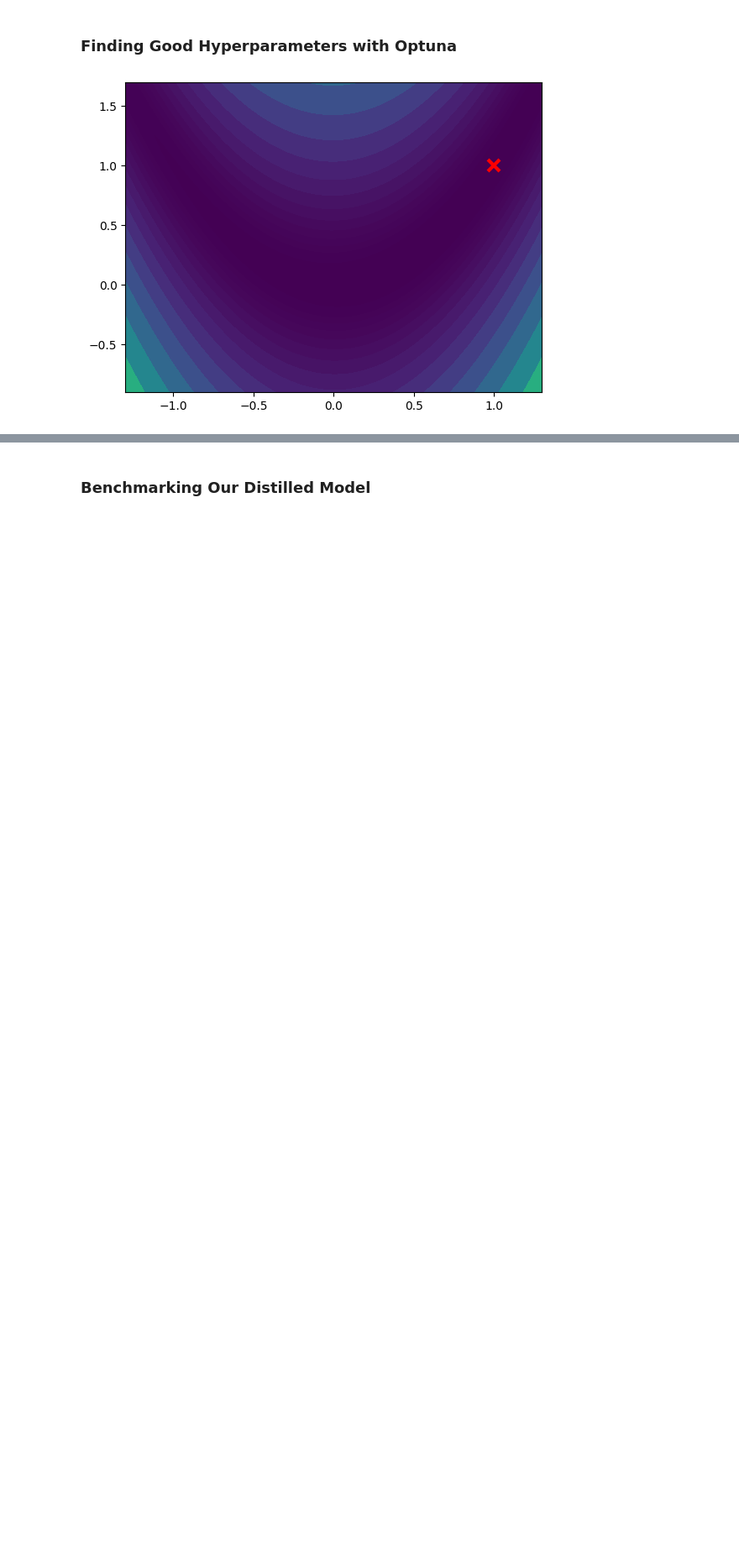
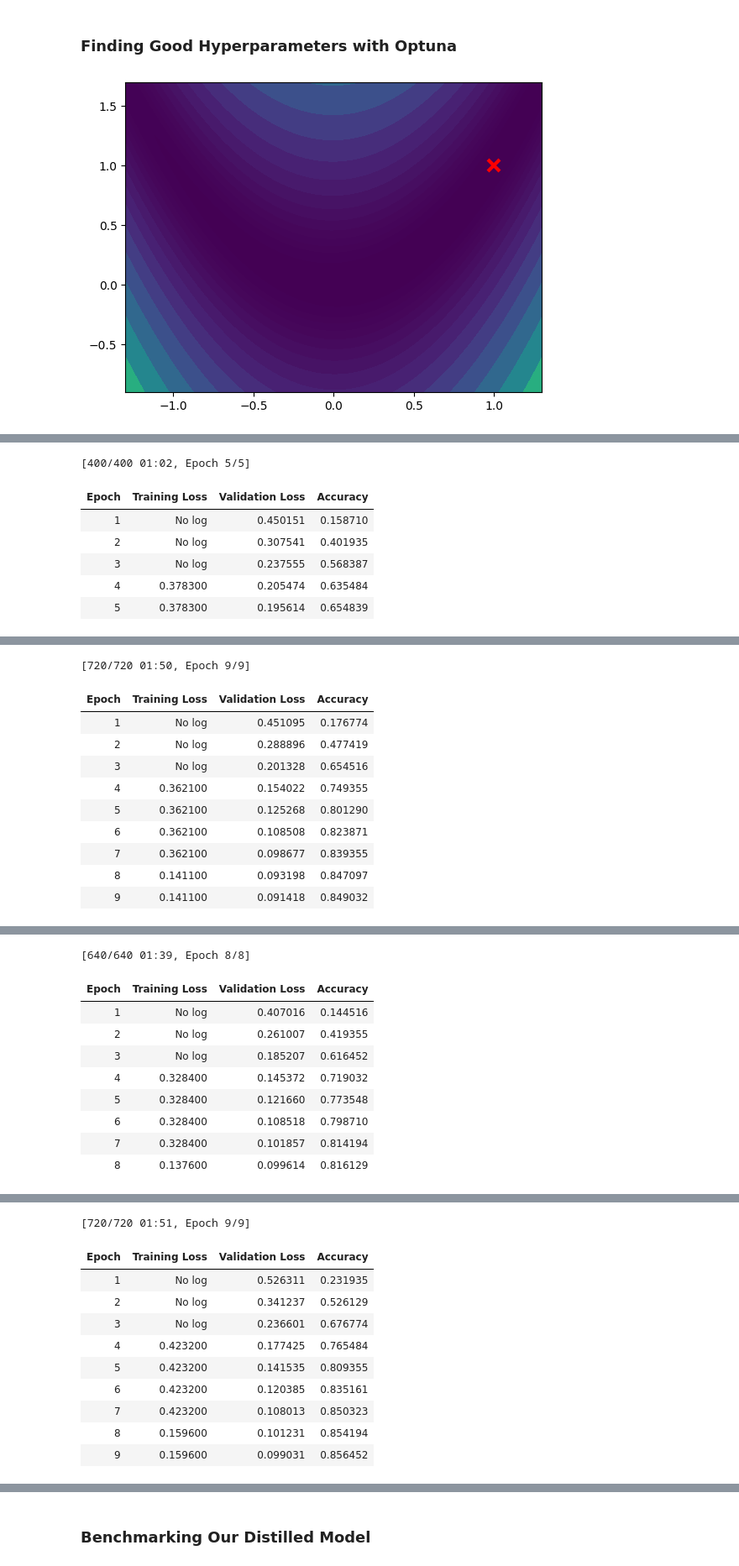
Before and after one commit to RyotaBannai/nlp-with-transformers, a Jupyter notebook: 08_model-compression.ipynb, the cells around one changed output, grey strips where cells are left out. Shown at 84% size. Drawn from its saved outputs; the diff is of its cells as text; code cells hidden in the pictures; blank space fills up the shorter version.

```diff
--- a/08_model-compression.ipynb
+++ b/08_model-compression.ipynb
@@ -440,6 +440,7 @@ def hp_space(trial):
         "alpha": trial.suggest_float("alpha", 0, 1),
         "temperature": trial.suggest_int("temperature", 2, 20)}
 # %%
-# #hide_output
-# best_run = distilbert_trainer.hyperparameter_search(
-#     n_trials=20, direction="maximize", hp_space=hp_space)
+#hide_output
+best_run = distilbert_trainer.hyperparameter_search(
+    n_trials=20, direction="maximize", hp_space=hp_space)
+# %% [output]
@@ -445,0 +448,7 @@ def hp_space(trial):
+[400/400 01:02, Epoch 5/5]
+| Epoch | Training Loss | Validation Loss | Accuracy |
+| 1 | No log | 0.450151 | 0.158710 |
+| 2 | No log | 0.307541 | 0.401935 |
+| 3 | No log | 0.237555 | 0.568387 |
+| 4 | 0.378300 | 0.205474 | 0.635484 |
+| 5 | 0.378300 | 0.195614 | 0.654839 |
@@ -445,0 +456,11 @@ def hp_space(trial):
+[720/720 01:50, Epoch 9/9]
+| Epoch | Training Loss | Validation Loss | Accuracy |
+| 1 | No log | 0.451095 | 0.176774 |
+| 2 | No log | 0.288896 | 0.477419 |
+| 3 | No log | 0.201328 | 0.654516 |
+| 4 | 0.362100 | 0.154022 | 0.749355 |
+| 5 | 0.362100 | 0.125268 | 0.801290 |
+| 6 | 0.362100 | 0.108508 | 0.823871 |
+| 7 | 0.362100 | 0.098677 | 0.839355 |
+| 8 | 0.141100 | 0.093198 | 0.847097 |
+| 9 | 0.141100 | 0.091418 | 0.849032 |
@@ -445,0 +468,10 @@ def hp_space(trial):
+[640/640 01:39, Epoch 8/8]
+| Epoch | Training Loss | Validation Loss | Accuracy |
+| 1 | No log | 0.407016 | 0.144516 |
+| 2 | No log | 0.261007 | 0.419355 |
+| 3 | No log | 0.185207 | 0.616452 |
+| 4 | 0.328400 | 0.145372 | 0.719032 |
+| 5 | 0.328400 | 0.121660 | 0.773548 |
+| 6 | 0.328400 | 0.108518 | 0.798710 |
+| 7 | 0.328400 | 0.101857 | 0.814194 |
+| 8 | 0.137600 | 0.099614 | 0.816129 |
@@ -445,0 +479,11 @@ def hp_space(trial):
+[720/720 01:51, Epoch 9/9]
+| Epoch | Training Loss | Validation Loss | Accuracy |
+| 1 | No log | 0.526311 | 0.231935 |
+| 2 | No log | 0.341237 | 0.526129 |
+| 3 | No log | 0.236601 | 0.676774 |
+| 4 | 0.423200 | 0.177425 | 0.765484 |
+| 5 | 0.423200 | 0.141535 | 0.809355 |
+| 6 | 0.423200 | 0.120385 | 0.835161 |
+| 7 | 0.423200 | 0.108013 | 0.850323 |
+| 8 | 0.159600 | 0.101231 | 0.854194 |
+| 9 | 0.159600 | 0.099031 | 0.856452 |
```
Also changed, not shown: parts of 18 cells of this notebook.
